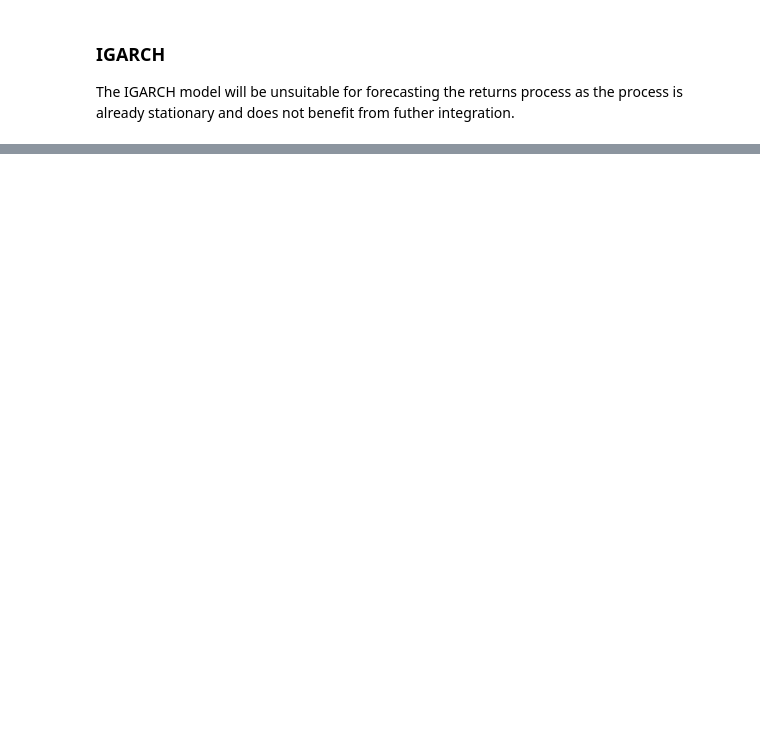
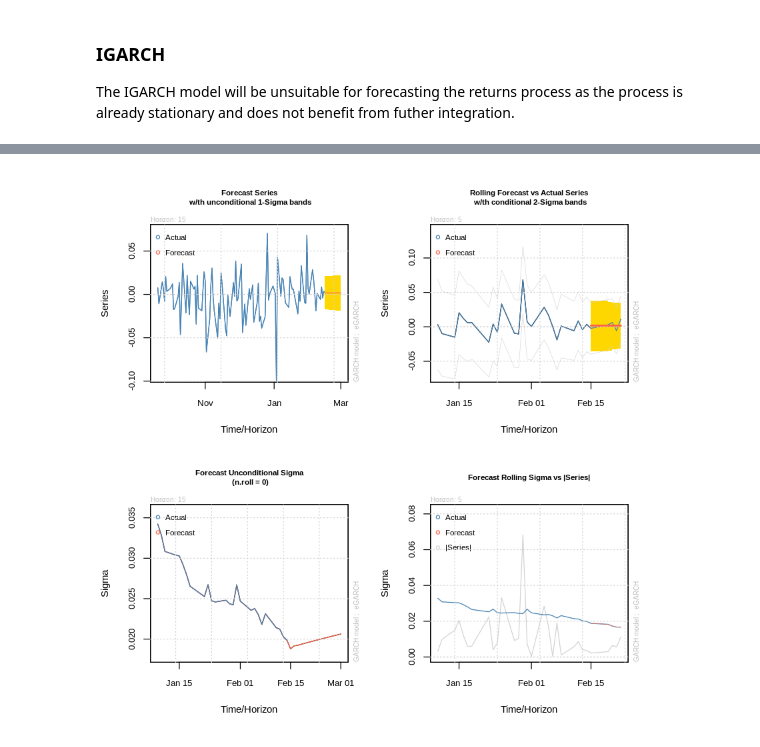
Before and after one commit to yehjxraymond/wqu_econometrics_group_proj, a Jupyter notebook: submission2/Part1.ipynb, the cells around one changed output, grey strips where cells are left out. Drawn from its saved outputs; the diff is of its cells as text; code cells hidden in the pictures; blank space fills up the shorter version.

```diff
--- a/submission2/Part1.ipynb
+++ b/submission2/Part1.ipynb
@@ -363,0 +448,3 @@ http://r.789695.n4.nabble.com/Interpretation-of-sign-bias-test-in-rugarch-output
+# %%
+forecast_egarch_12 = ugarchforecast(fit_egarch_12, n.ahead=15, n.roll=5)
+forecast_egarch_12
@@ -363,0 +469,4 @@ http://r.789695.n4.nabble.com/Interpretation-of-sign-bias-test-in-rugarch-output
+# %%
+plot(forecast_egarch_12, which="all")
+# %% [output]
+[figure, added]
```
Also changed, not shown: parts of 39 cells of this notebook.
